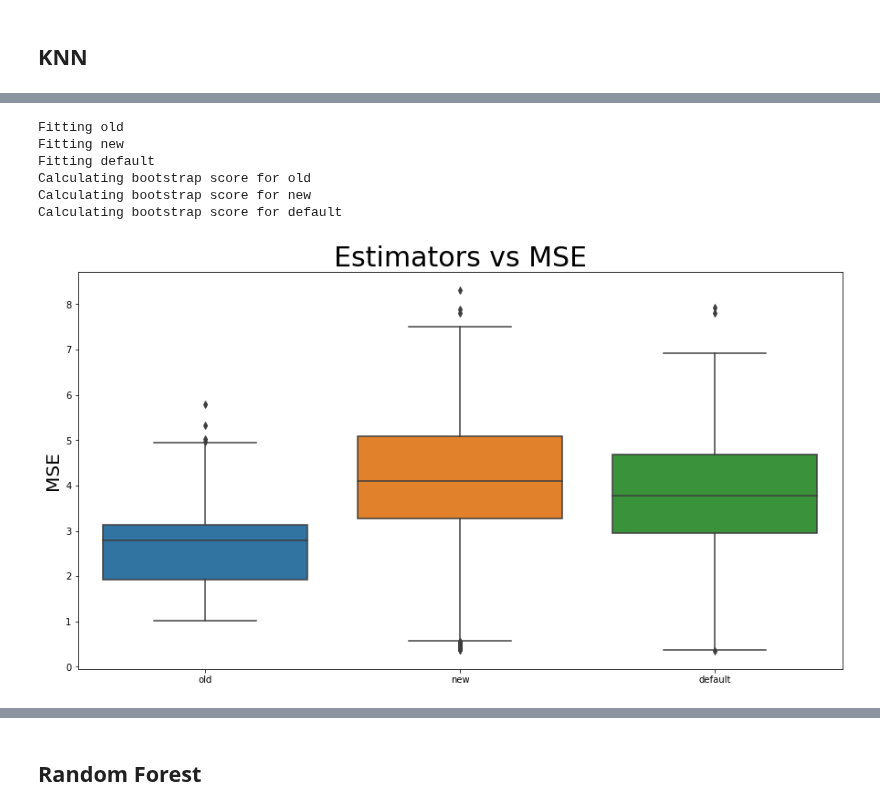
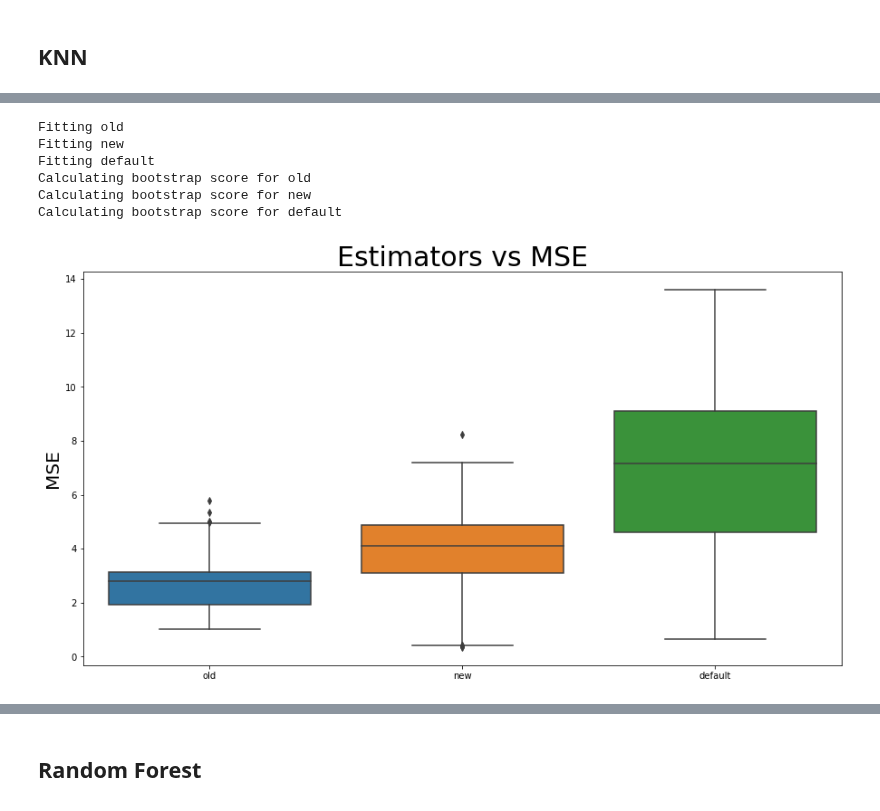
Before and after one commit to alezakuskin/Stark_ML, a Jupyter notebook: Main_body.ipynb, the cells around one changed output, grey strips where cells are left out. Saved outputs shown, nothing was run; the diff lists cells and outputs as text; code cells hidden in the pictures.

```diff
--- a/Main_body.ipynb
+++ b/Main_body.ipynb
@@ -287,6 +288,13 @@ plt.show()
 XW_train, YW_train = data_width_train.drop(columns=['Element', 'Wavelength', 'Z number']), target_width_train
 XW_test, YW_test = data_width_test.drop(columns=['Element', 'Wavelength', 'Z number']), target_width_test
 
+print(XW_train.shape, YW_train.shape)
+print(XW_test.shape, YW_test.shape)
 
+XW_train = XW_train.sample(frac = 1, random_state = 777)
+YW_train = YW_train.sample(frac = 1, random_state = 777)
+
+print('\n', XW_train.shape, YW_train.shape)
+print(XW_test.shape, YW_test.shape)
 #XS_train, XS_test, YS_train, YS_test = train_test_split(data_shift, target_shift, test_size = 0.2, random_state = 7)
 #XB_train, XB_test, YB_train, YB_test = train_test_split(data_both, target_both, test_size = 0.2, random_state = 7)
@@ -297,15 +311,17 @@ XW_test, YW_test = data_width_test.drop(columns=['Element', 'Wavelength', 'Z num
 # %%
 KNN_params = {
     'n_neighbors' : [1, 150],
-    'weights' : 'distance',
+    'weights' : ['distance', 'uniform'],
     'leaf_size' : [1, 100],
     'p' : [1., 2.],
-    'nfold' : 10,
-    'squared_metrics' : True
+    'nfold' : 5,
+    'squared_metrics' : False
     }
 
 model_name = KNN
 
-np.random.seed(7)
-KNN_res = main(X = XW_train, y = YW_train, model_name = model_name, params = KNN_params, n_trials = 100)
+KNN_res = main(X = XW_train, y = YW_train, model_name = model_name, params = KNN_params, n_trials = 1000)
+
+with open('KNN_optimal_parameters', 'w') as fp:
+    json.dump(KNN_res.best_params, fp)
 # %% [output]
@@ -332,22 +348,22 @@ Best parameters: {'n_neighbors': 2, 'leaf_size': 43, 'p': 1.2584961265004266}
 # %%
 KNN_params = KNN_res.best_params
 
 models = {}
 models['old'] = KNeighborsRegressor(weights='distance',
                                           n_neighbors = 70,
                                           n_jobs = -1)
-models['new'] = KNeighborsRegressor(**KNN_params, weights = 'distance')
+models['new'] = KNeighborsRegressor(**KNN_params)
 
-models['default'] = KNeighborsRegressor(weights = 'distance')
+models['default'] = KNeighborsRegressor(weights = 'uniform', n_neighbors = 3)
 
 results = train_and_test_regressor(models, XW_train, YW_train, XW_test, YW_test)
 
 plot_model_comparison(results)
 # %% [output]
 Fitting old
 Fitting new
 Fitting default
 Calculating bootstrap score for old
 Calculating bootstrap score for new
 Calculating bootstrap score for default
-[figure, old version]
+[figure, new version]
```
Also changed, not shown: parts of 13 cells of this notebook.
